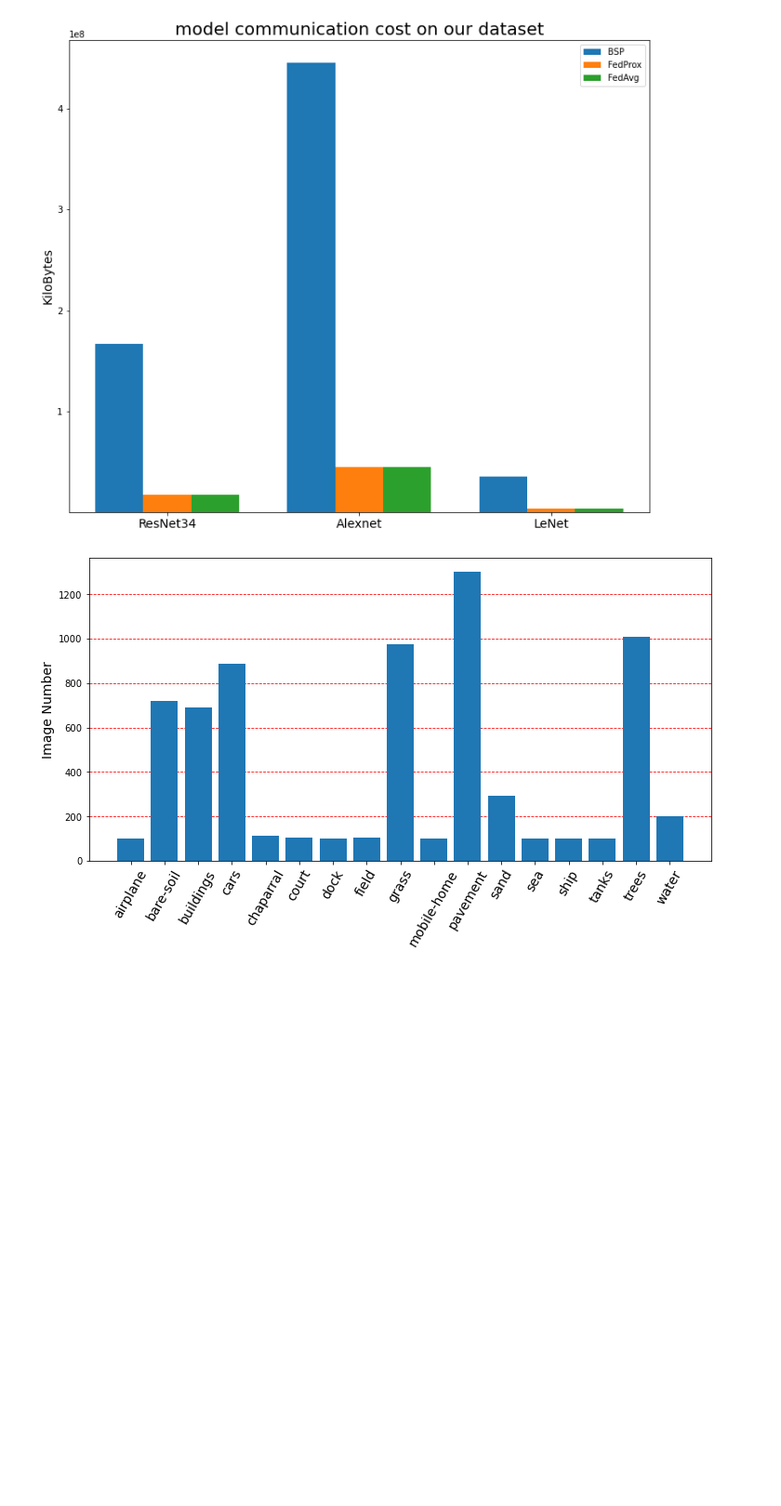
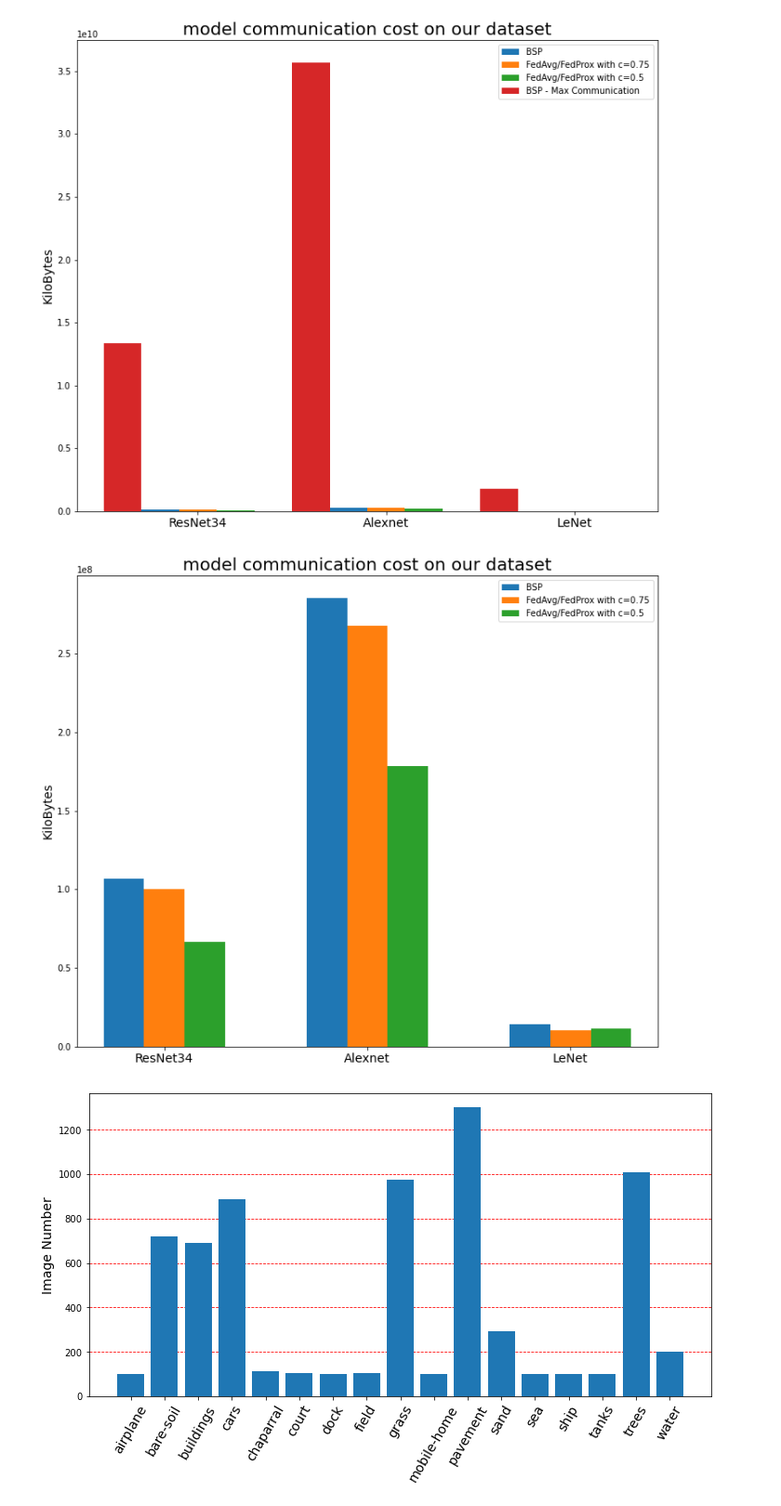
Before and after one commit to anandcu3/Federated-Learning-for-Remote-Sensing, a Jupyter notebook: the new plots notebook.ipynb, the cells around one changed output. Shown at 93% size. Cells and saved outputs as stored; diff of their text form; code cells hidden in the pictures; blank space fills up the shorter version.

Commit message:
Final Plots (almost)

```diff
--- a/the new plots notebook.ipynb
+++ b/the new plots notebook.ipynb
@@ -127,45 +127,51 @@ labels = ['ResNet34', 'Alexnet', 'LeNet']
 
 #bar_plot_acc(labels, cen, fl1, fl2)
 # %%
-def bar_plot_comumication(labels, cen, fl1, fl2):
+def bar_plot_comumication(labels, cen, fl1, fl2, bsp_ideal=None):
     x = np.arange(len(labels))  # the label locations
-    width = 0.25
+    width = 0.2
     #plt.figure(figsize=(10, 8))
 
     fig, ax = plt.subplots(figsize=(12, 10))
     rects1 = ax.bar(x - width, cen, width, label='BSP')
-    rects2 = ax.bar(x , fl1, width, label='FedProx')
-    rects3 = ax.bar(x + width, fl2, width, label='FedAvg')
+    rects2 = ax.bar(x , fl1, width, label='FedAvg/FedProx with c=0.75')
+    rects3 = ax.bar(x + width, fl2, width, label='FedAvg/FedProx with c=0.5')
+    if bsp_ideal:
+        rects1 = ax.bar(x - 2* width, bsp_ideal, width, label='BSP - Max Communication')
 
     # Add some text for labels, title and custom x-axis tick labels, etc.
     ax.set_ylabel('KiloBytes',fontsize=14)
     ax.set_title('model communication cost on our dataset',fontsize=20)
     ax.set_xticks(x)
     ax.set_xticklabels(labels,fontsize=14)
-
+    #ax.set_ylim()
     ax.legend()
 
-    plt.ylim(bottom=.6)
+    #plt.ylim(top=.5e9)
 
 
 
     _=plt.show()
 
 
-ep = 25
-cln = 6
+ep = 1
+cln = 8
+btchnr = 1000
+bsp_ideal = [83332*btchnr*2*80,222954*btchnr*2*80,17587*btchnr*2*50]
+bsp = [83332*cln*2*80,222954*2*cln*80,17587*2*cln*50]
+#fl1 = [list(acc_dic.values())[1][24]*100,list(acc_dic2.values())[1][24]*100,list(acc_dic3.values())[1][24]*100]
+frackl = 6
+fl2 = [83332*frackl*ep*2*100,222954*frackl*ep*2*100,17587*frackl*ep*2*50]
 frackl = 4
-btchnr = 1000
-cen = [83332*btchnr*2,222954*btchnr*2,17587*btchnr*2]
-#fl1 = [list(acc_dic.values())[1][24]*100,list(acc_dic2.values())[1][24]*100,list(acc_dic3.values())[1][24]*100]
-fl2 = [83332*frackl*ep*2,222954*frackl*ep*2,17587*frackl*ep*2]
-fl1 = [83332*frackl*ep*2,222954*frackl*ep*2,17587*frackl*ep*2]
+fl1 = [83332*frackl*ep*2*100,222954*frackl*ep*2*100,17587*frackl*ep*2*80]
 
 labels = ['ResNet34', 'Alexnet', 'LeNet']
 
-bar_plot_comumication(labels, cen, fl1, fl2)
+bar_plot_comumication(labels, bsp, fl2, fl1, bsp_ideal=bsp_ideal)
+bar_plot_comumication(labels, bsp, fl2, fl1)
 # %% [output]
-[figure, old version]
+[figure, new version]
+[figure, added]
 # %%
 import pandas as pd
 
```
Also changed, not shown: parts of 3 cells of this notebook.
